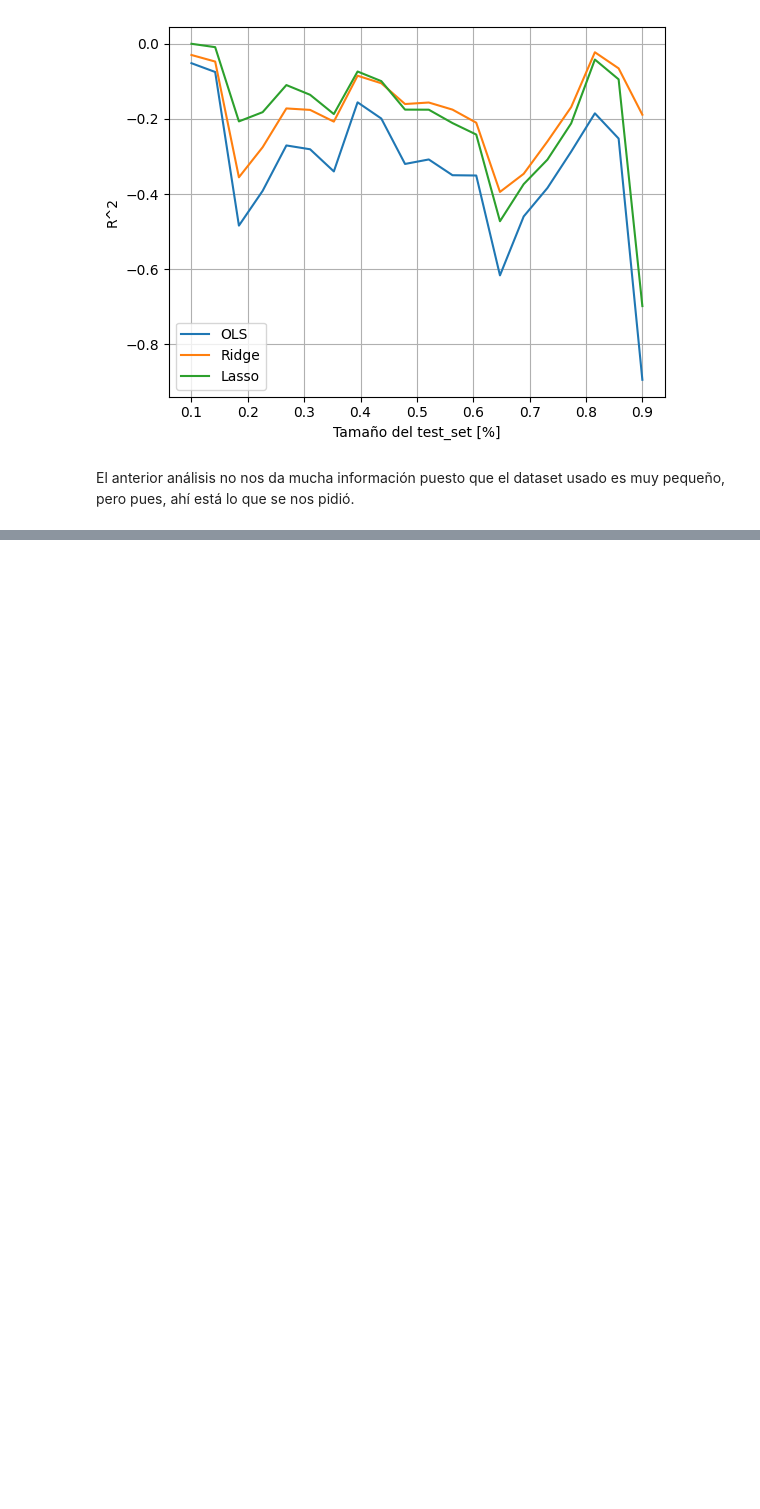
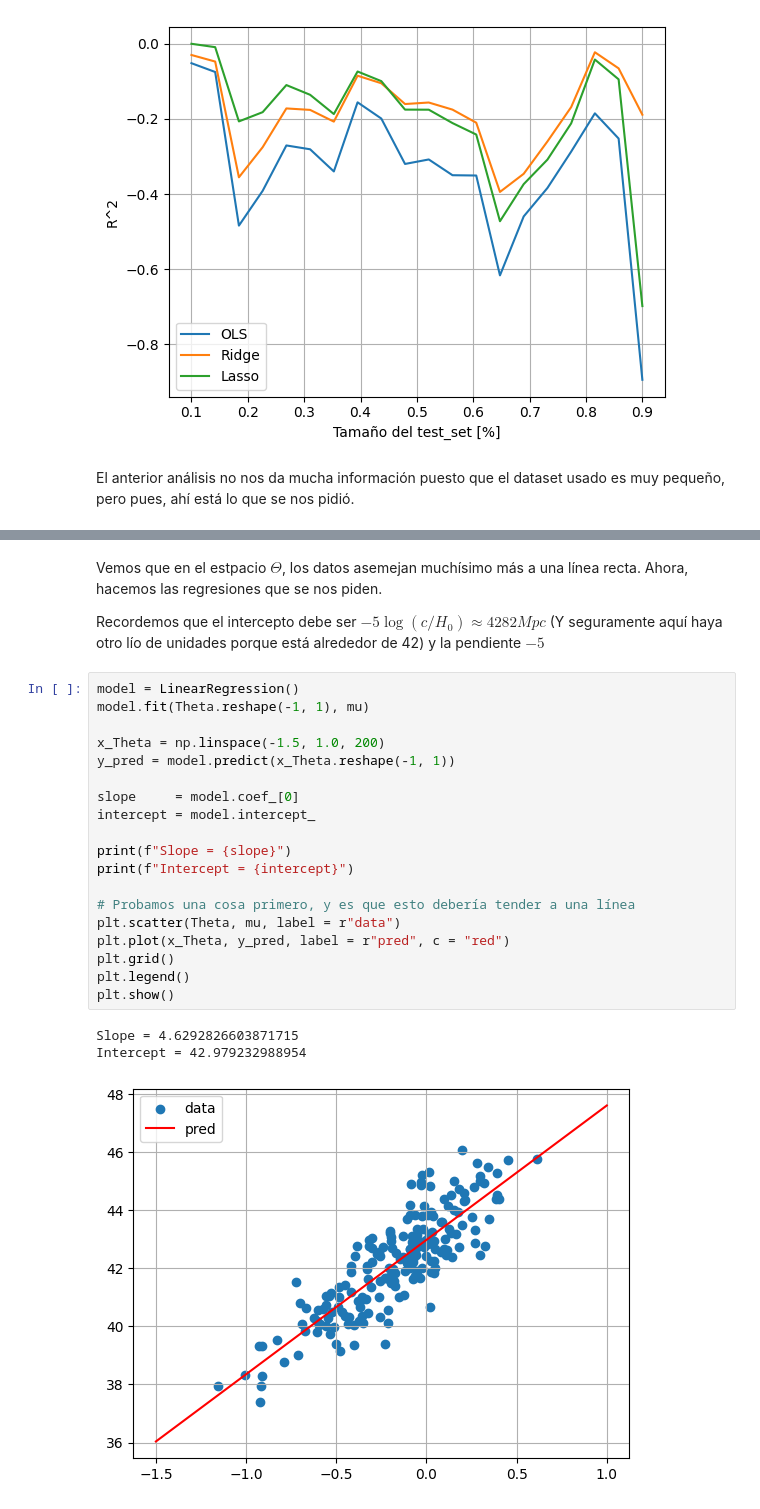
Before and after one commit to saacostad/ComputationalAstroPhysics, a Jupyter notebook: tarea1.ipynb, the cells around one changed output, grey strips where cells are left out. Cells and saved outputs as stored; diff of their text form; blank space fills up the shorter version.

```diff
--- a/tarea1.ipynb
+++ b/tarea1.ipynb
@@ -237,0 +320,27 @@ El anterior análisis no nos da mucha información puesto que el dataset usado e
+# %% [markdown]
+Vemos que en el estpacio $\Theta$, los datos asemejan muchísimo más a una línea recta. Ahora, hacemos las regresiones que se nos piden.
+
+Recordemos que el intercepto debe ser $-5 \log(c/H_0) \approx 4282 Mpc$ (Y seguramente aquí haya otro lío de unidades porque está alrededor de 42) y la pendiente $-5$
+# %%
+model = LinearRegression()
+model.fit(Theta.reshape(-1, 1), mu)
+
+x_Theta = np.linspace(-1.5, 1.0, 200)
+y_pred = model.predict(x_Theta.reshape(-1, 1))
+
+slope     = model.coef_[0]
+intercept = model.intercept_
+
+print(f"Slope = {slope}")
+print(f"Intercept = {intercept}")
+
+# Probamos una cosa primero, y es que esto debería tender a una línea
+plt.scatter(Theta, mu, label = r"data")
+plt.plot(x_Theta, y_pred, label = r"pred", c = "red")
+plt.grid()
+plt.legend()
+plt.show()
+# %% [output]
+Slope = 4.6292826603871715
+Intercept = 42.979232988954
+[figure, added]
```
Also changed, not shown: parts of 6 cells of this notebook.
